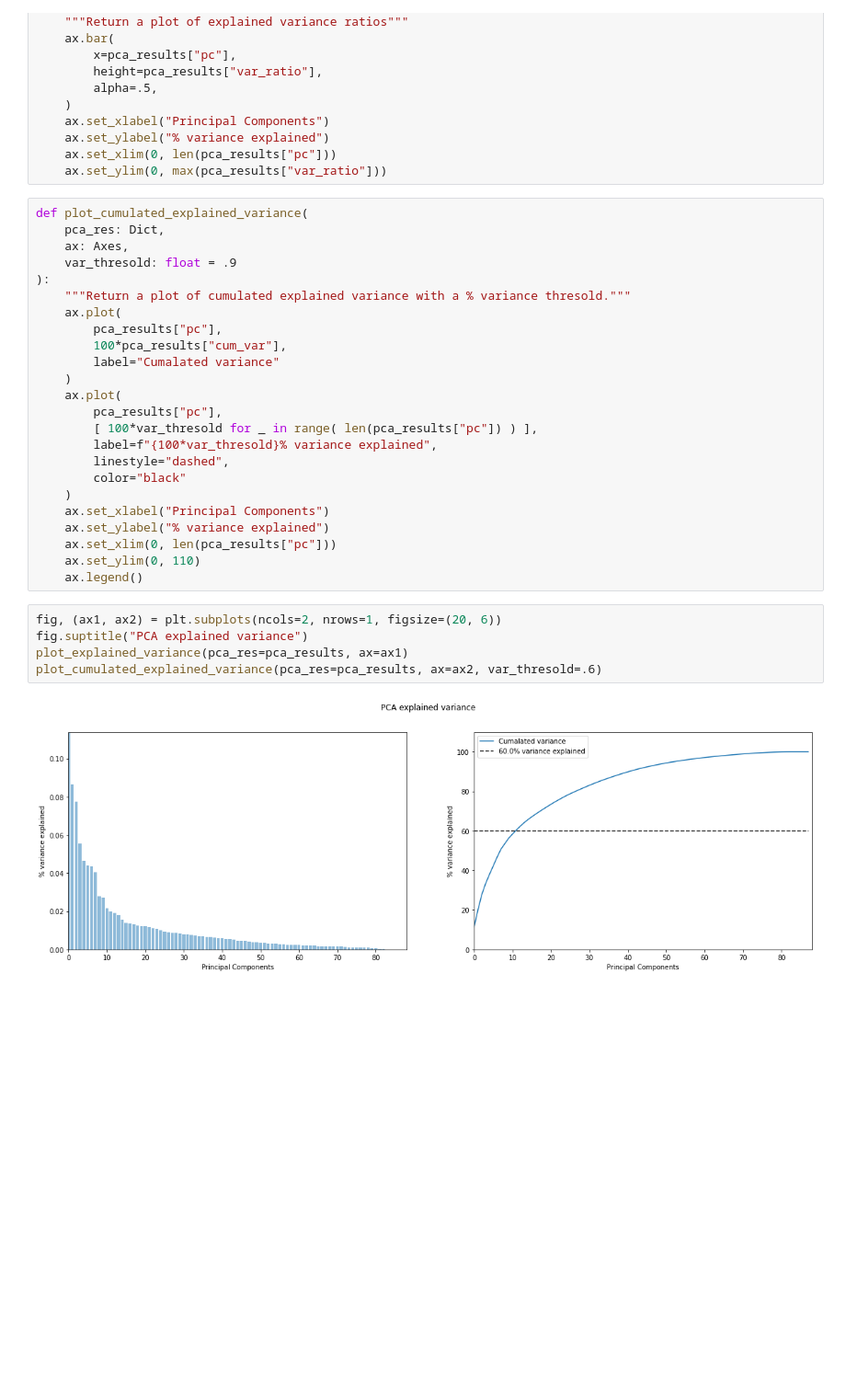
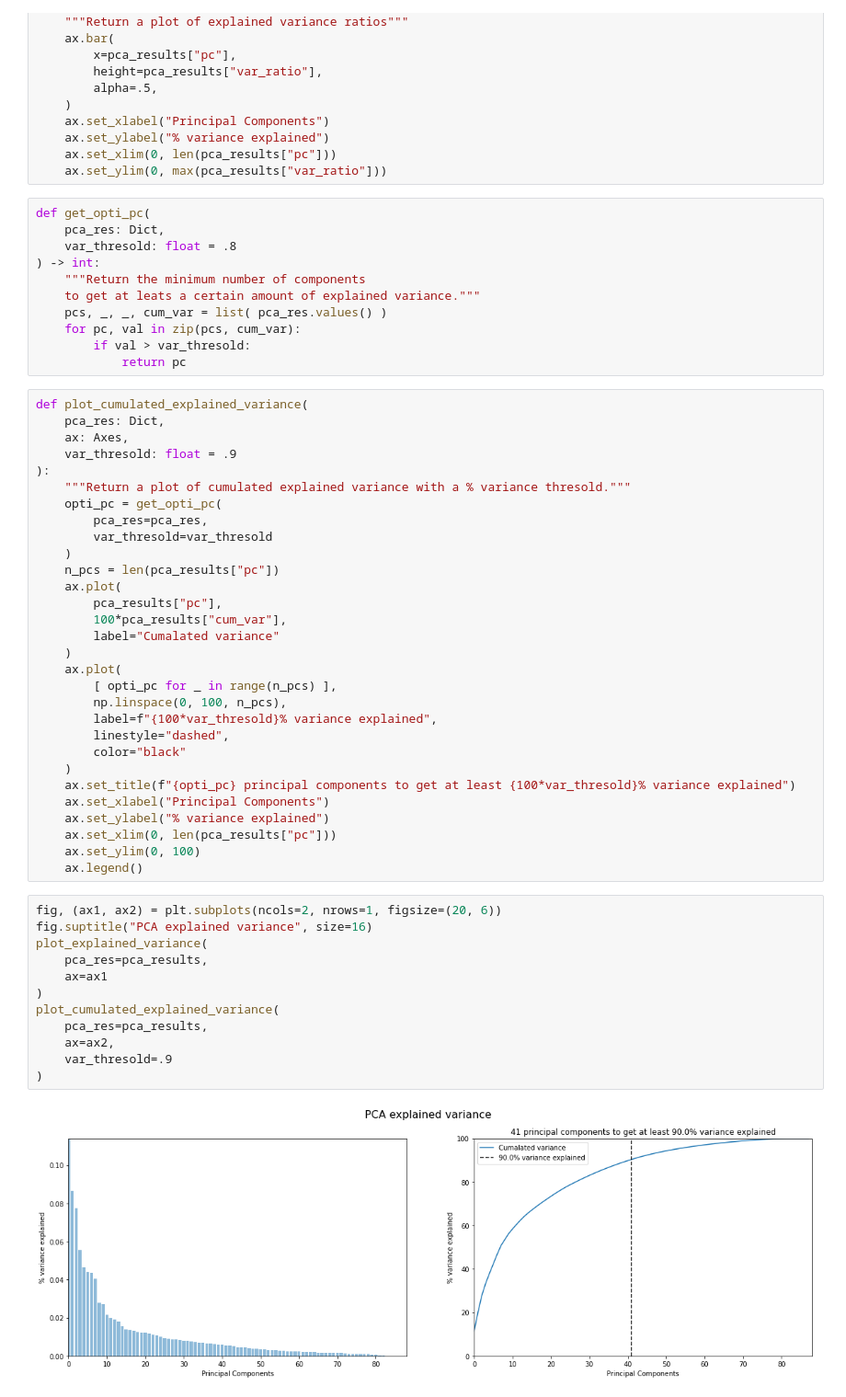
Before and after one commit to PeDiot/price_prediction_vestiaire_collective, a Jupyter notebook: notebooks/pca.ipynb, the cells around one changed output. Shown: that part at 92% size. Drawn from its saved outputs; the diff is of its cells as text; blank space fills up the shorter version.

```diff
--- a/notebooks/pca.ipynb
+++ b/notebooks/pca.ipynb
@@ -117,6 +117,17 @@ def plot_explained_variance(
     ax.set_ylabel("% variance explained")
     ax.set_xlim(0, len(pca_results["pc"]))
     ax.set_ylim(0, max(pca_results["var_ratio"]))
+# %%
+def get_opti_pc(
+    pca_res: Dict,
+    var_thresold: float = .8
+) -> int:
+    """Return the minimum number of components
+    to get at leats a certain amount of explained variance."""
+    pcs, _, _, cum_var = list( pca_res.values() )
+    for pc, val in zip(pcs, cum_var):
+        if val > var_thresold:
+            return pc
 # %%
 def plot_cumulated_explained_variance(
     pca_res: Dict,
@@ -124,27 +135,40 @@ def plot_cumulated_explained_variance(
     var_thresold: float = .9
 ):
     """Return a plot of cumulated explained variance with a % variance thresold."""
+    opti_pc = get_opti_pc(
+        pca_res=pca_res,
+        var_thresold=var_thresold
+    )
+    n_pcs = len(pca_results["pc"])
     ax.plot(
         pca_results["pc"],
         100*pca_results["cum_var"],
         label="Cumalated variance"
     )
     ax.plot(
-        pca_results["pc"],
-        [ 100*var_thresold for _ in range( len(pca_results["pc"]) ) ],
+        [ opti_pc for _ in range(n_pcs) ],
+        np.linspace(0, 100, n_pcs),
         label=f"{100*var_thresold}% variance explained",
         linestyle="dashed",
         color="black"
     )
+    ax.set_title(f"{opti_pc} principal components to get at least {100*var_thresold}% variance explained")
     ax.set_xlabel("Principal Components")
     ax.set_ylabel("% variance explained")
     ax.set_xlim(0, len(pca_results["pc"]))
-    ax.set_ylim(0, 110)
+    ax.set_ylim(0, 100)
     ax.legend()
 # %%
 fig, (ax1, ax2) = plt.subplots(ncols=2, nrows=1, figsize=(20, 6))
-fig.suptitle("PCA explained variance")
-plot_explained_variance(pca_res=pca_results, ax=ax1)
-plot_cumulated_explained_variance(pca_res=pca_results, ax=ax2, var_thresold=.6)
+fig.suptitle("PCA explained variance", size=16)
+plot_explained_variance(
+    pca_res=pca_results,
+    ax=ax1
+)
+plot_cumulated_explained_variance(
+    pca_res=pca_results,
+    ax=ax2,
+    var_thresold=.9
+)
 # %% [output]
-[figure, old version]
+[figure, new version]
```
Also changed, not shown: 1 other file.
